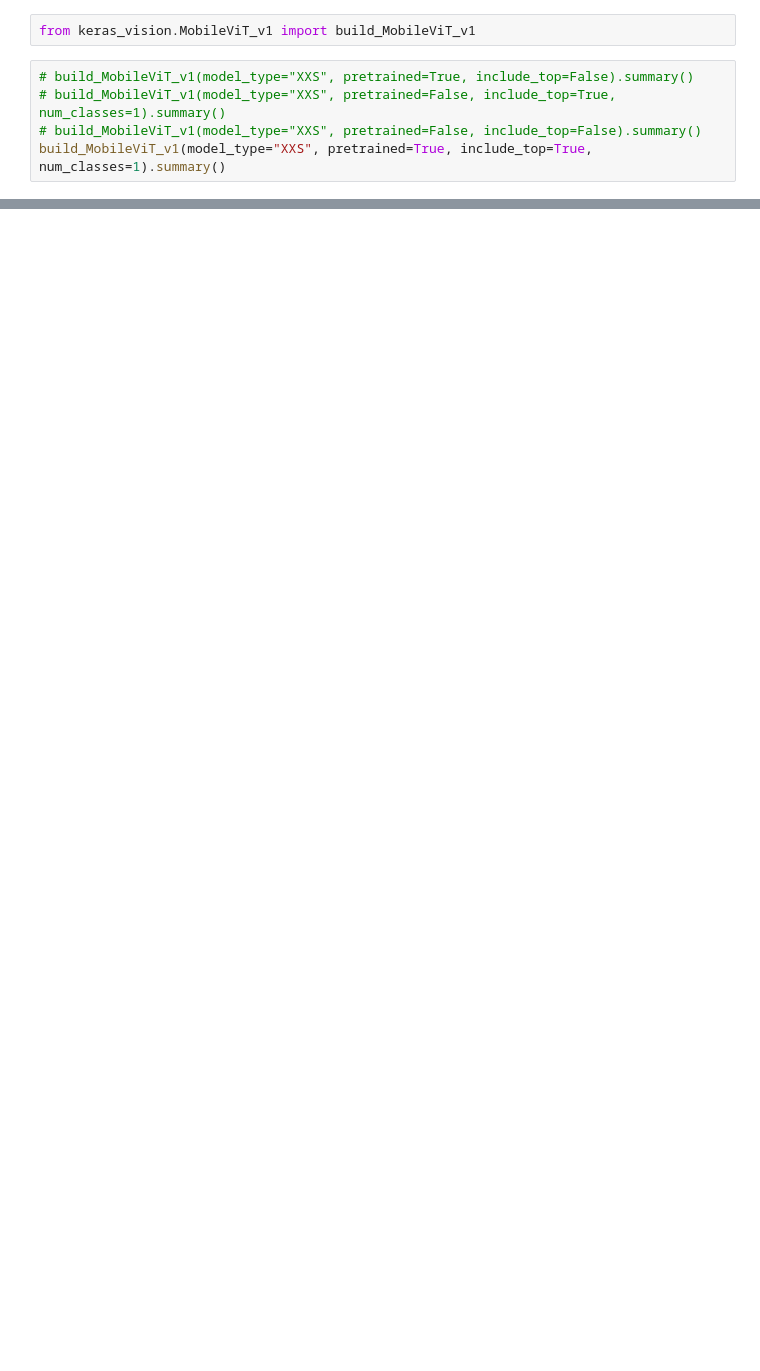
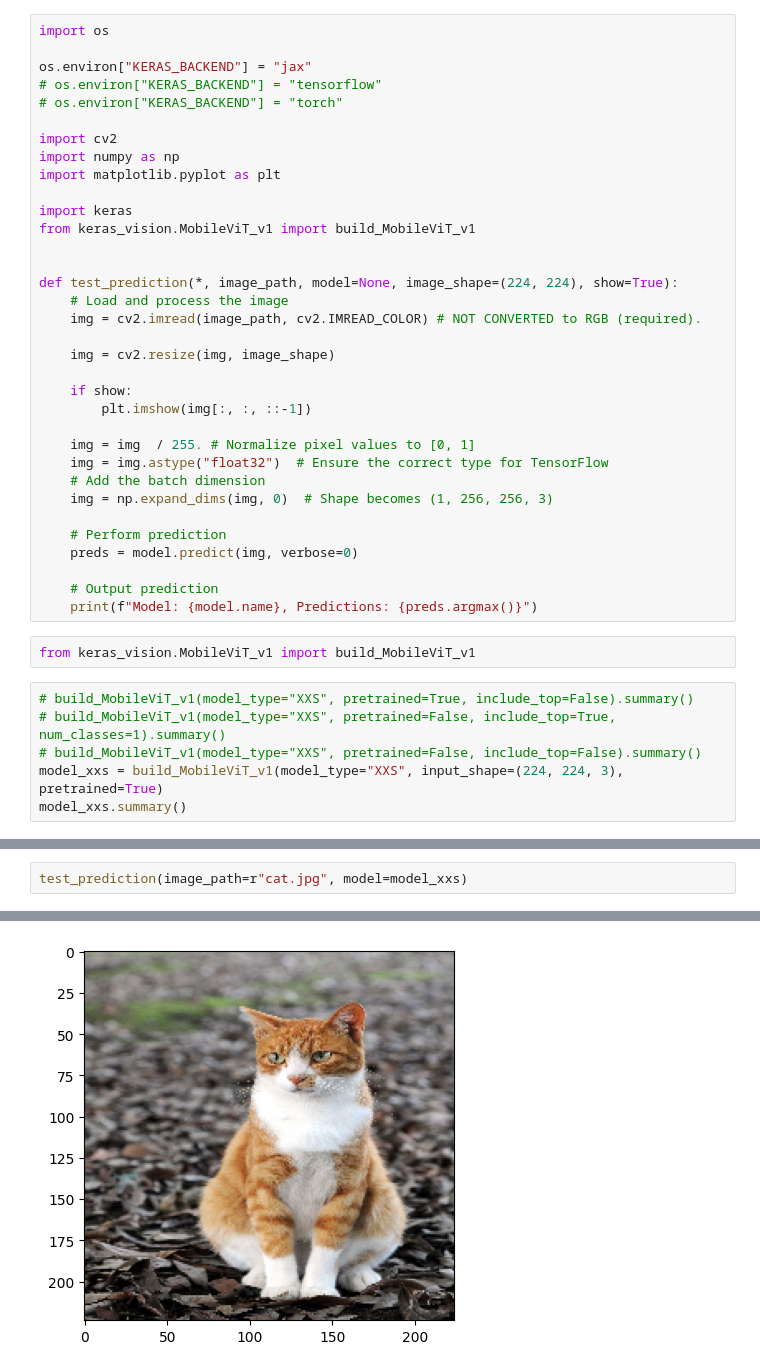
Before and after one commit to veb-101/keras-vision, a Jupyter notebook: examples/mobile_vit_v1.ipynb, the cells around one changed output, grey strips where cells are left out. Drawn from its saved outputs; the diff is of its cells as text; blank space fills up the shorter version.

Commit message:
updated mobileViT v1 example notebook

```diff
--- a/examples/mobile_vit_v1.ipynb
+++ b/examples/mobile_vit_v1.ipynb
@@ -18,8 +22,43 @@ Requirement already satisfied: mdurl~=0.1 in c:\users\vaibh\miniconda3\envs\kera
+# %%
+import os
+
+os.environ["KERAS_BACKEND"] = "jax"
+# os.environ["KERAS_BACKEND"] = "tensorflow"
+# os.environ["KERAS_BACKEND"] = "torch"
+
+import cv2
+import numpy as np
+import matplotlib.pyplot as plt
+
+import keras
+from keras_vision.MobileViT_v1 import build_MobileViT_v1
+
+
+def test_prediction(*, image_path, model=None, image_shape=(224, 224), show=True):
+    # Load and process the image
+    img = cv2.imread(image_path, cv2.IMREAD_COLOR) # NOT CONVERTED to RGB (required).
+
+    img = cv2.resize(img, image_shape)
+
+    if show:
+        plt.imshow(img[:, :, ::-1])
+
+    img = img  / 255. # Normalize pixel values to [0, 1]
+    img = img.astype("float32")  # Ensure the correct type for TensorFlow
+    # Add the batch dimension
+    img = np.expand_dims(img, 0)  # Shape becomes (1, 256, 256, 3)
+
+    # Perform prediction
+    preds = model.predict(img, verbose=0)
+
+    # Output prediction
+    print(f"Model: {model.name}, Predictions: {preds.argmax()}")
 # %%
 from keras_vision.MobileViT_v1 import build_MobileViT_v1
 # %%
 # build_MobileViT_v1(model_type="XXS", pretrained=True, include_top=False).summary()
 # build_MobileViT_v1(model_type="XXS", pretrained=False, include_top=True, num_classes=1).summary()
 # build_MobileViT_v1(model_type="XXS", pretrained=False, include_top=False).summary()
-build_MobileViT_v1(model_type="XXS", pretrained=True, include_top=True, num_classes=1).summary()
+model_xxs = build_MobileViT_v1(model_type="XXS", input_shape=(224, 224, 3), pretrained=True)
+model_xxs.summary()
 # %% [output]
@@ -46,0 +93,3 @@ Model: "MobileViT_v1-XXS"
+# %%
+test_prediction(image_path=r"cat.jpg", model=model_xxs)
+# %% [output]
@@ -46,0 +97 @@ Model: "MobileViT_v1-XXS"
+[figure, added]
```
Also changed, not shown: parts of 7 cells of this notebook.
